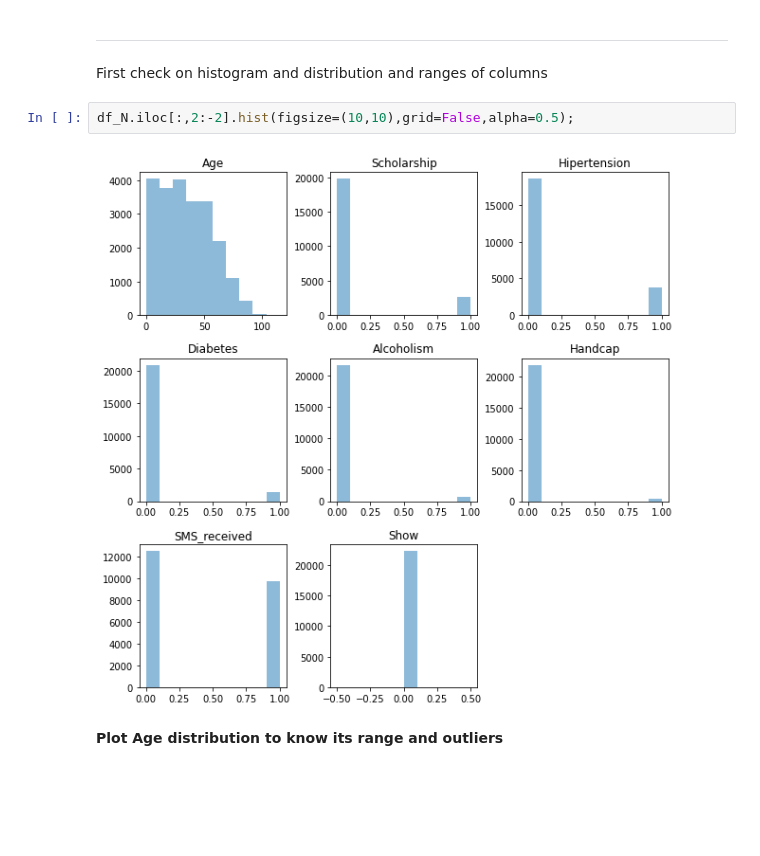
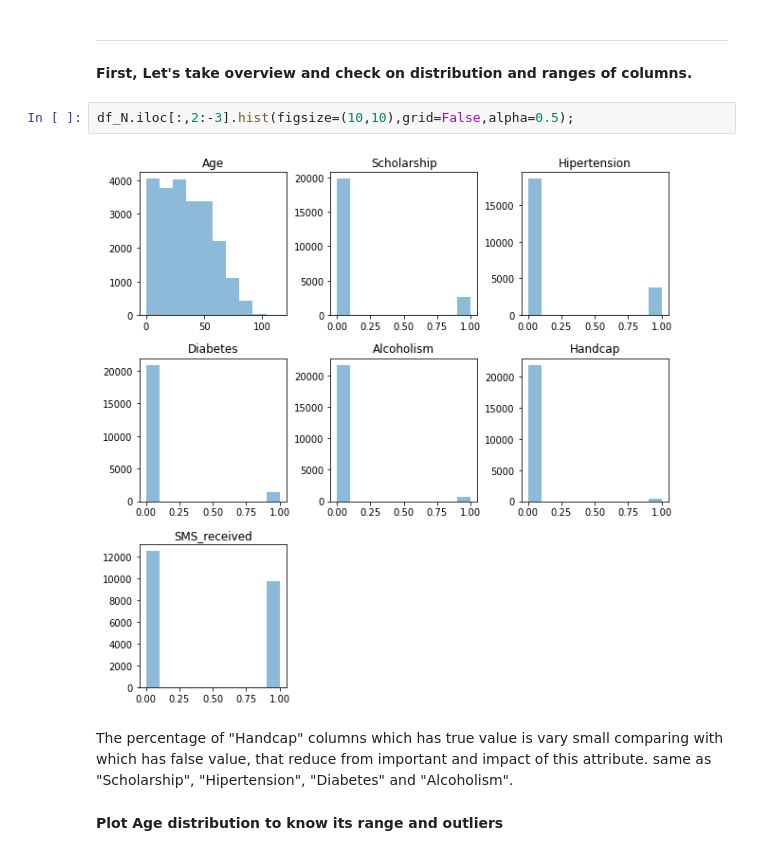
Before and after one commit to MoErn854/Investigate-Medical-Appointment-Dataset, a Jupyter notebook: Investigate-Medical-Appointment-Dataset.ipynb, the cells around one changed output. Saved outputs shown, nothing was run; the diff lists cells and outputs as text; blank space fills up the shorter version.

```diff
--- a/Investigate-Medical-Appointment-Dataset.ipynb
+++ b/Investigate-Medical-Appointment-Dataset.ipynb
@@ -361,11 +380,13 @@ def graphBar(df,clr):
 # %% [markdown]
 ___
 # %% [markdown]
-First check on histogram and distribution and ranges of columns
+**First, Let's take overview and check on distribution and ranges of columns.**
 # %%
-df_N.iloc[:,2:-2].hist(figsize=(10,10),grid=False,alpha=0.5);
+df_N.iloc[:,2:-3].hist(figsize=(10,10),grid=False,alpha=0.5);
 # %% [output]
-[figure, old version]
+[figure, new version]
+# %% [markdown]
+The percentage of "Handcap" columns which has true value is vary small comparing with which has false value, that reduce from important and impact of this attribute. same as "Scholarship", "Hipertension", "Diabetes" and "Alcoholism".
 # %% [markdown]
 **Plot Age distribution to know its range and outliers**
 # %%
```
Also changed, not shown: parts of 61 cells of this notebook, 1 other file.
